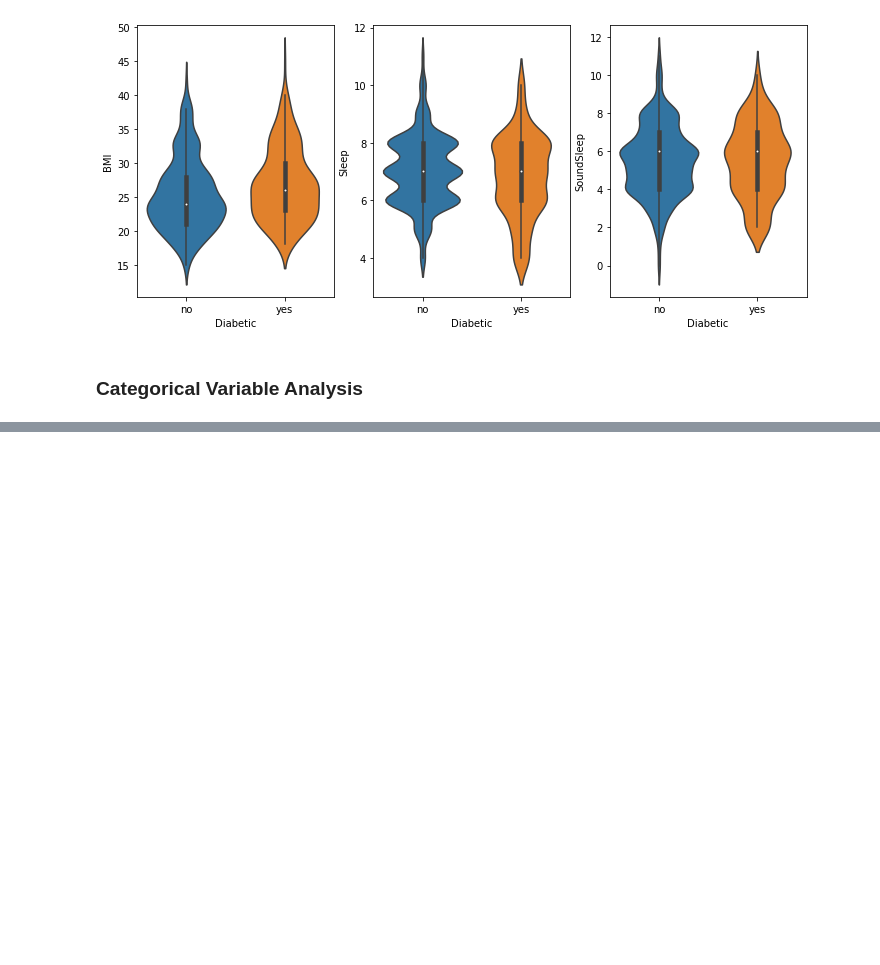
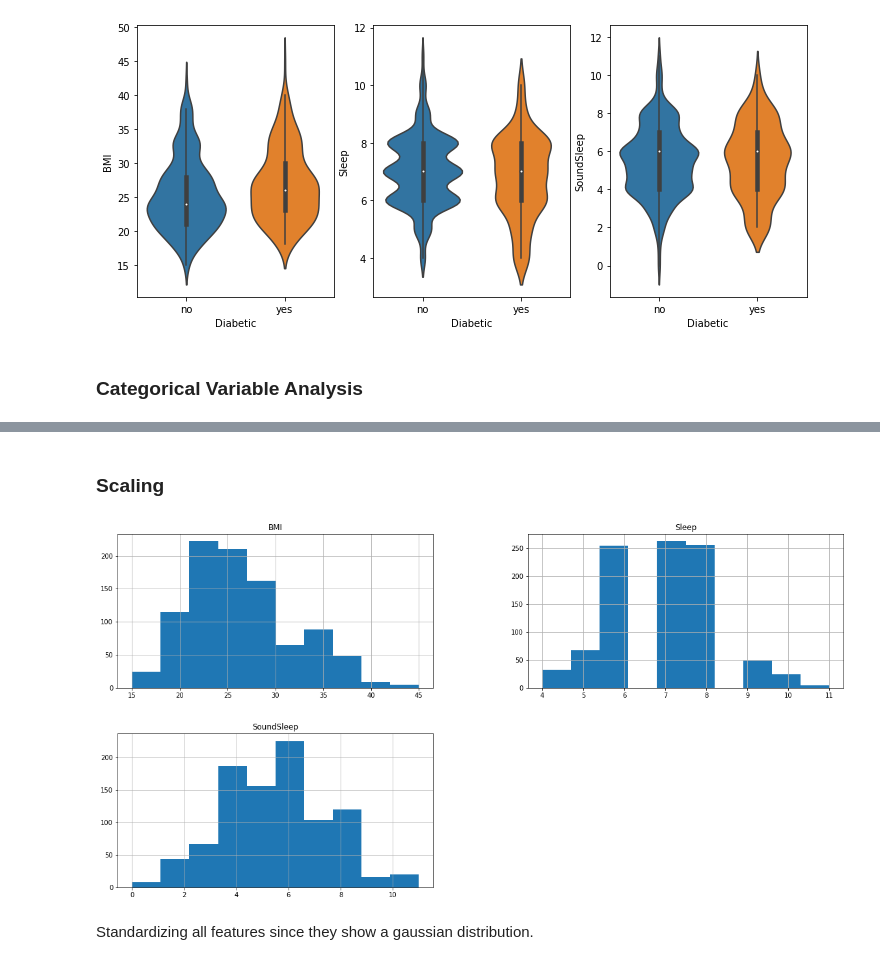
Before and after one commit to Dragsters/Nutrihelp, a Jupyter notebook: server/ML/diabetes_prediction.ipynb, the cells around one changed output, grey strips where cells are left out. Cells and saved outputs as stored; diff of their text form; code cells hidden in the pictures; blank space fills up the shorter version.

```diff
--- a/server/ML/diabetes_prediction.ipynb
+++ b/server/ML/diabetes_prediction.ipynb
@@ -219,0 +262,9 @@ for j in range(5):
+# %%
+df = pandas.get_dummies(df, drop_first= True)
+
+preg = pandas.get_dummies(df['Pregancies'],prefix='Pregnancies',drop_first= True)
+
+print(preg.head())
+
+df = pandas.concat([preg,df], axis = 1)
+df.drop(columns=['Pregancies'],inplace=True)
@@ -219,0 +308,9 @@ for j in range(5):
+# %% [markdown]
+### Scaling
+# %%
+df[['BMI', 'Sleep','SoundSleep']].hist(figsize=(20,10))
+pyplot.show()
+# %% [output]
+[figure, added]
+# %% [markdown]
+Standardizing all features since they show a gaussian distribution.
```
Also changed, not shown: parts of 47 cells of this notebook, 3 other files.
